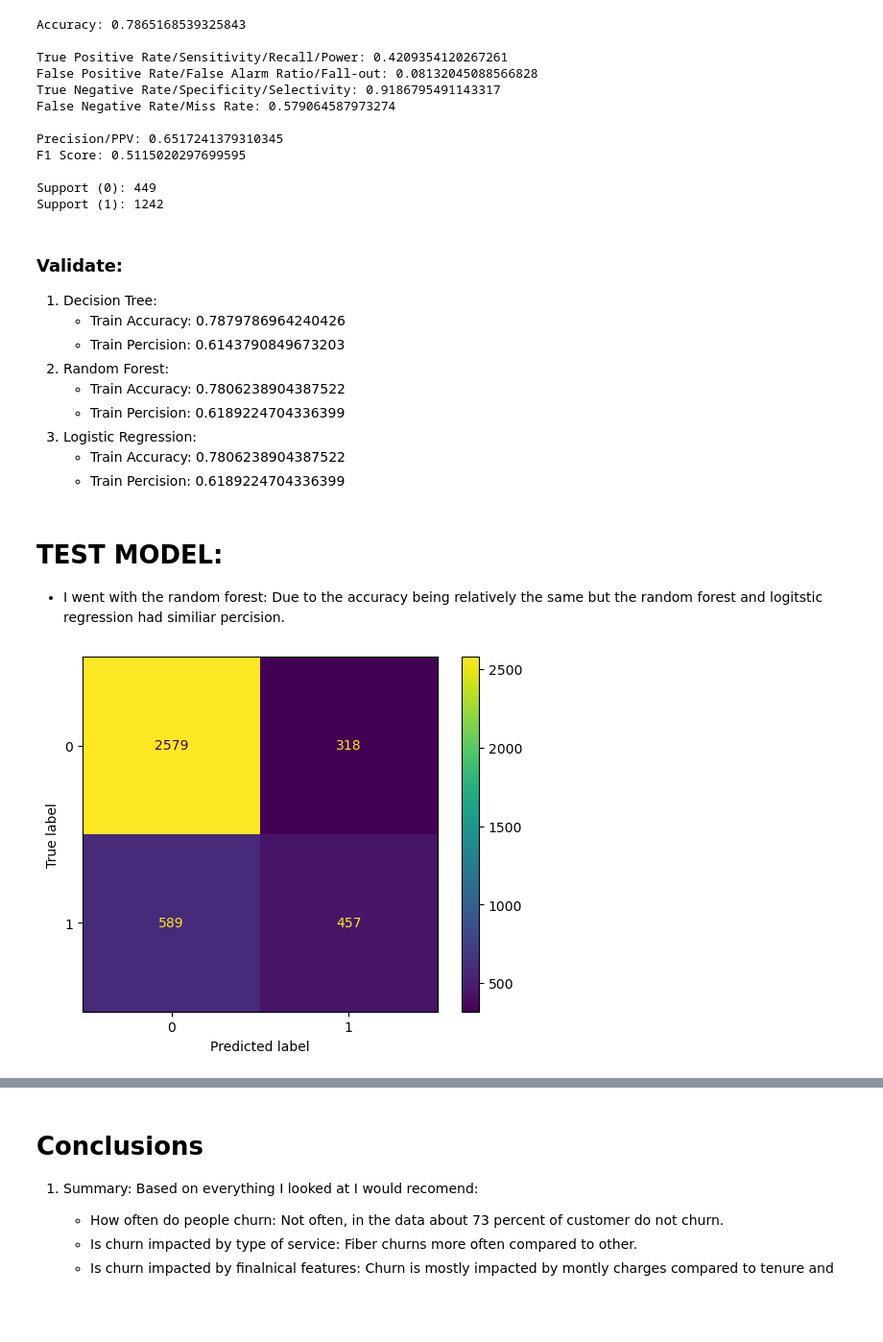
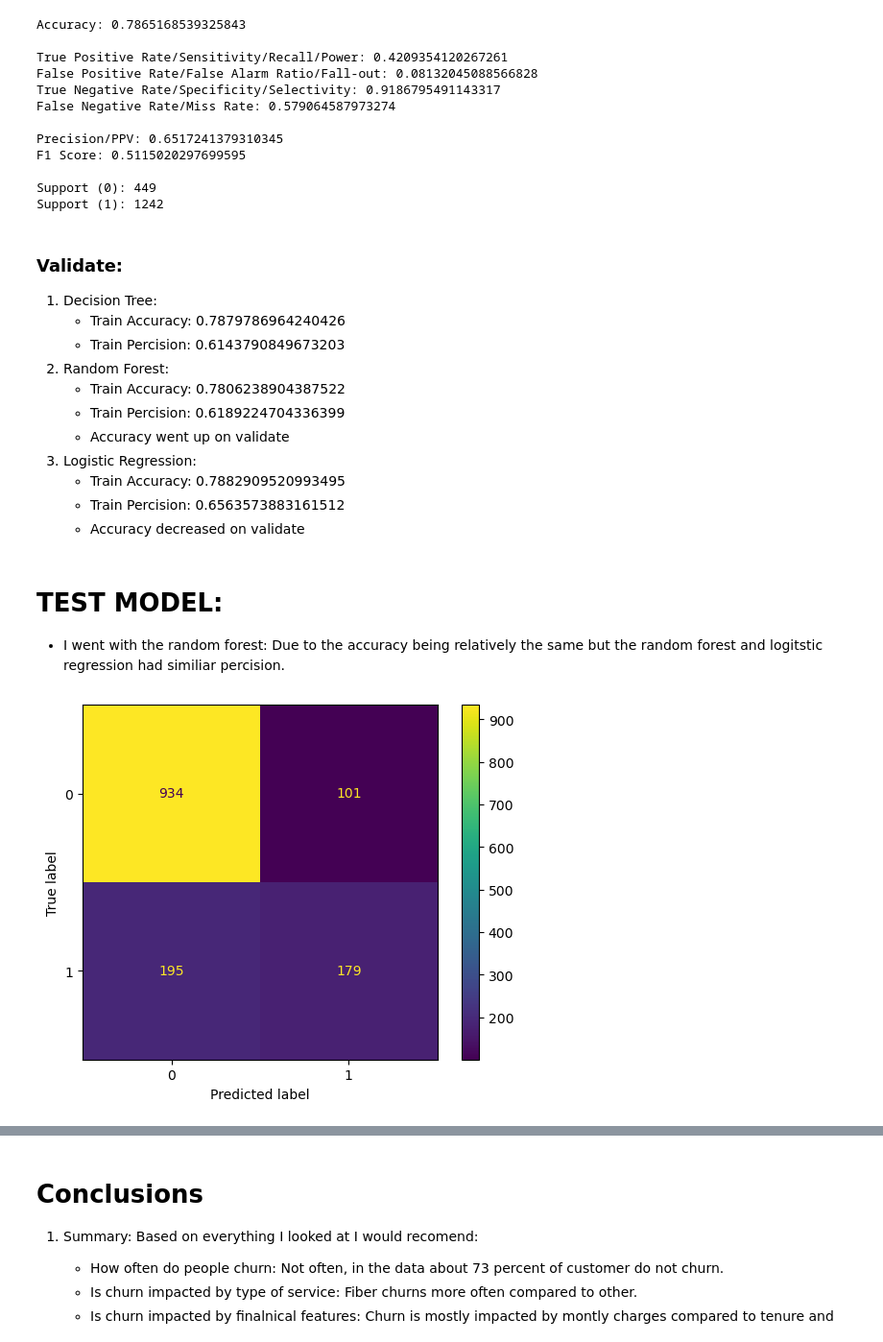
Before and after one commit to NikkideVries/classification_telco_project, a Jupyter notebook: final_telco.ipynb, the cells around one changed output, grey strips where cells are left out. Shown at 96% size. Drawn from its saved outputs; the diff is of its cells as text; code cells hidden in the pictures; blank space fills up the shorter version.

```diff
--- a/final_telco.ipynb
+++ b/final_telco.ipynb
@@ -710,24 +710,26 @@ Support (1): 1242
 2. Random Forest:
     - Train Accuracy: 0.7806238904387522
     - Train Percision: 0.6189224704336399
+    - Accuracy went up on validate
 3. Logistic Regression:
-    - Train Accuracy: 0.7806238904387522
-    - Train Percision: 0.6189224704336399
+    - Train Accuracy: 0.7882909520993495
+    - Train Percision: 0.6563573883161512
+    - Accuracy decreased on validate
 # %% [markdown]
 # TEST MODEL:
 - I went with the random forest: Due to the accuracy being relatively the same but the random forest and logitstic regression had similiar percision.
 # %%
 #best model with info:
 # Make the model
 forest2 = RandomForestClassifier(max_depth=7, min_samples_leaf = 7, random_state=124)
 
 # Fit the model (on train and only train)
 forest2.fit(X_test, y_test)
 
 # Use the model
-y_pred = forest.predict(X_test)
+y_pred_test = forest.predict(X_test)
 
 #graph the model
-ConfusionMatrixDisplay.from_estimator(forest2, X_train, y_train);
+ConfusionMatrixDisplay.from_estimator(forest2, X_test, y_test);
 # %% [output]
-[figure, old version]
+[figure, new version]
```
Also changed, not shown: parts of 4 cells of this notebook.
